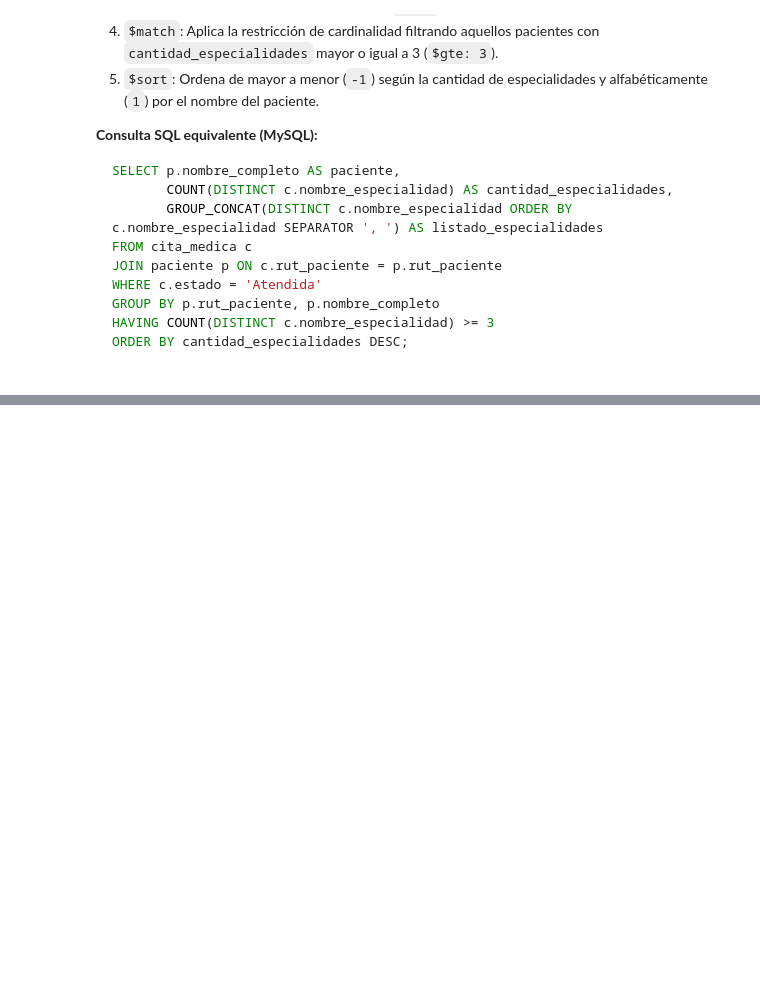
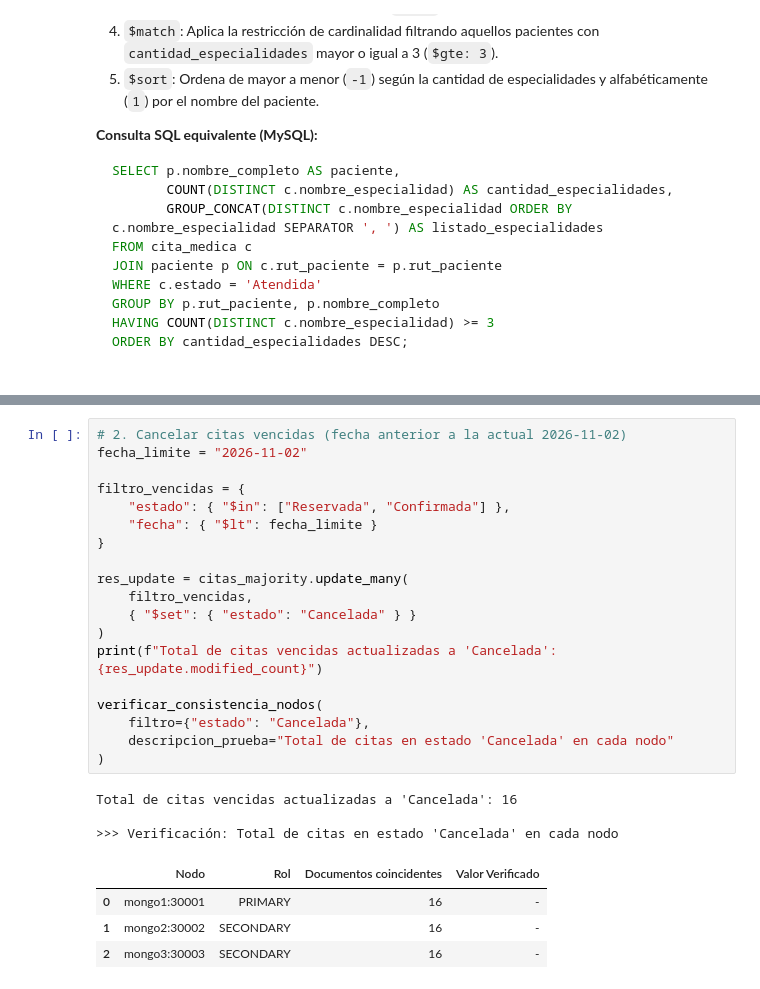
Before and after one commit to re7490/CASO_BDD, a Jupyter notebook: pymongo_2024736256_2024736418.ipynb, the cells around one changed output, grey strips where cells are left out. Drawn from its saved outputs; the diff is of its cells as text; blank space fills up the shorter version.

```diff
--- a/pymongo_2024736256_2024736418.ipynb
+++ b/pymongo_2024736256_2024736418.ipynb
@@ -392,0 +609,27 @@ pprint(res_e)
+# %%
+# 2. Cancelar citas vencidas (fecha anterior a la actual 2026-11-02)
+fecha_limite = "2026-11-02"
+
+filtro_vencidas = {
+    "estado": { "$in": ["Reservada", "Confirmada"] },
+    "fecha": { "$lt": fecha_limite }
+}
+
+res_update = citas_majority.update_many(
+    filtro_vencidas,
+    { "$set": { "estado": "Cancelada" } }
+)
+print(f"Total de citas vencidas actualizadas a 'Cancelada': {res_update.modified_count}")
+
+verificar_consistencia_nodos(
+    filtro={"estado": "Cancelada"},
+    descripcion_prueba="Total de citas en estado 'Cancelada' en cada nodo"
+)
+# %% [output]
+Total de citas vencidas actualizadas a 'Cancelada': 16
+
+>>> Verificación: Total de citas en estado 'Cancelada' en cada nodo
+|  | Nodo | Rol | Documentos coincidentes | Valor Verificado |
+| 0 | mongo1:30001 | PRIMARY | 16 | - |
+| 1 | mongo2:30002 | SECONDARY | 16 | - |
+| 2 | mongo3:30003 | SECONDARY | 16 | - |
```
Also changed, not shown: parts of 14 cells of this notebook.
